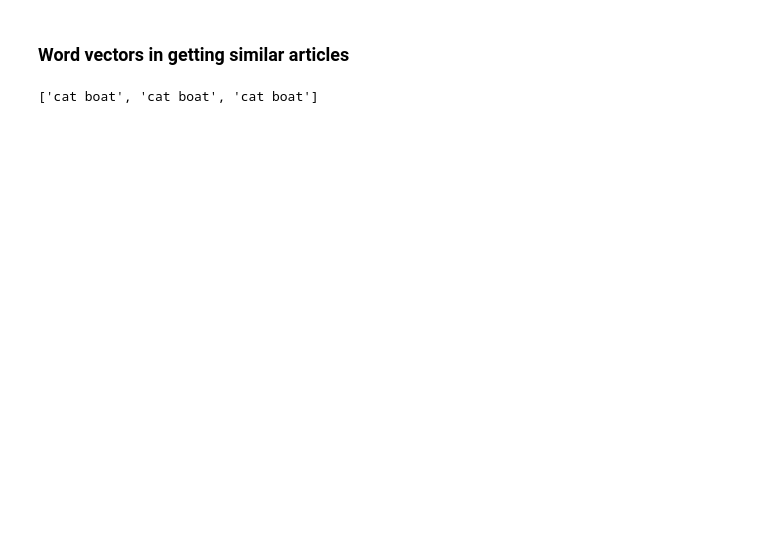
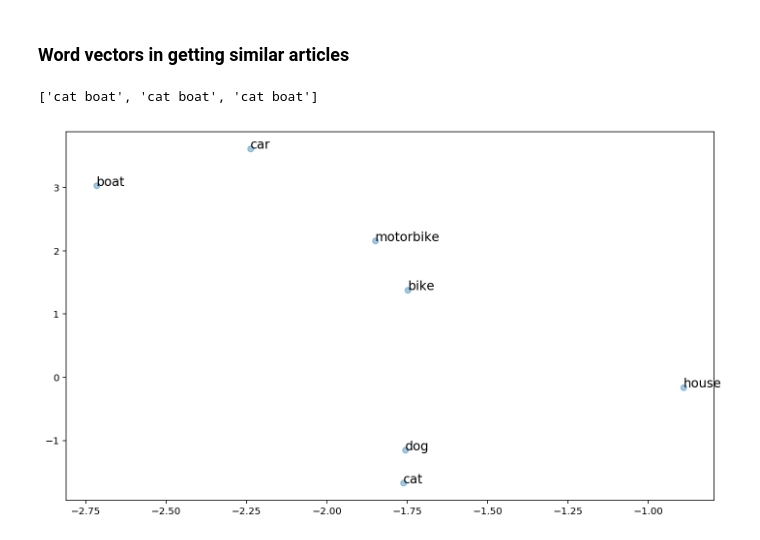
Before and after one commit to stephaniejychan/nlp-using-word-vectors, a Jupyter notebook: NLP using Word Vectors.ipynb, the cells around one changed output. Saved outputs shown, nothing was run; the diff lists cells and outputs as text; code cells hidden in the pictures; blank space fills up the shorter version.

```diff
--- a/NLP using Word Vectors.ipynb
+++ b/NLP using Word Vectors.ipynb
@@ -153,3 +153,13 @@ plt.show()
 text_wo_stop_words
 # %% [output]
 ['cat boat', 'cat boat', 'cat boat']
+# %%
+words = ['car','boat','cat','dog','bike','motorbike','house']
+
+plt.figure(figsize=(12,7))
+
+plot_text_vectors(words, pca.transform(get_text_vectors(words)))
+
+plt.show()
+# %% [output]
+[figure, added]
```
Also changed, not shown: parts of 4 cells of this notebook.
